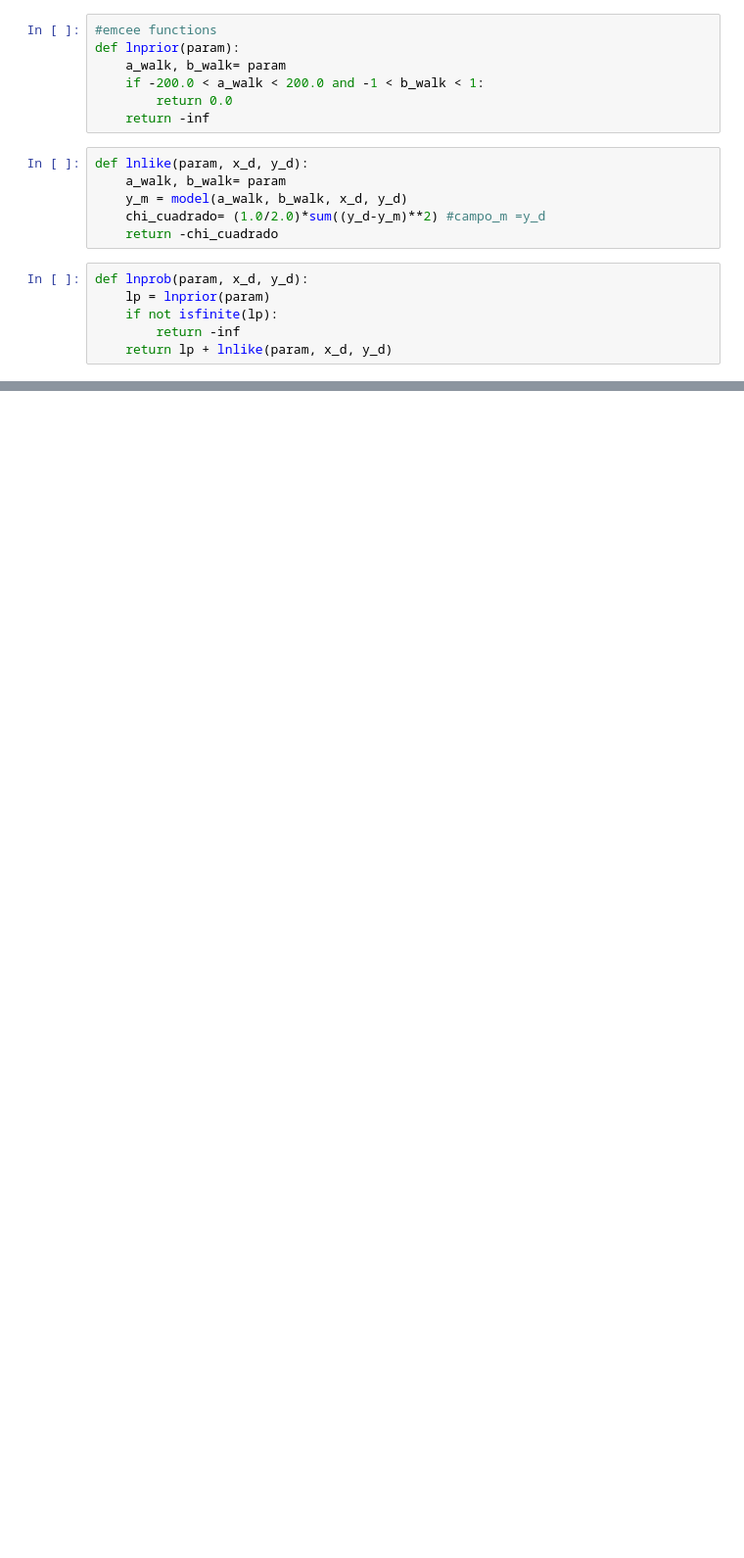
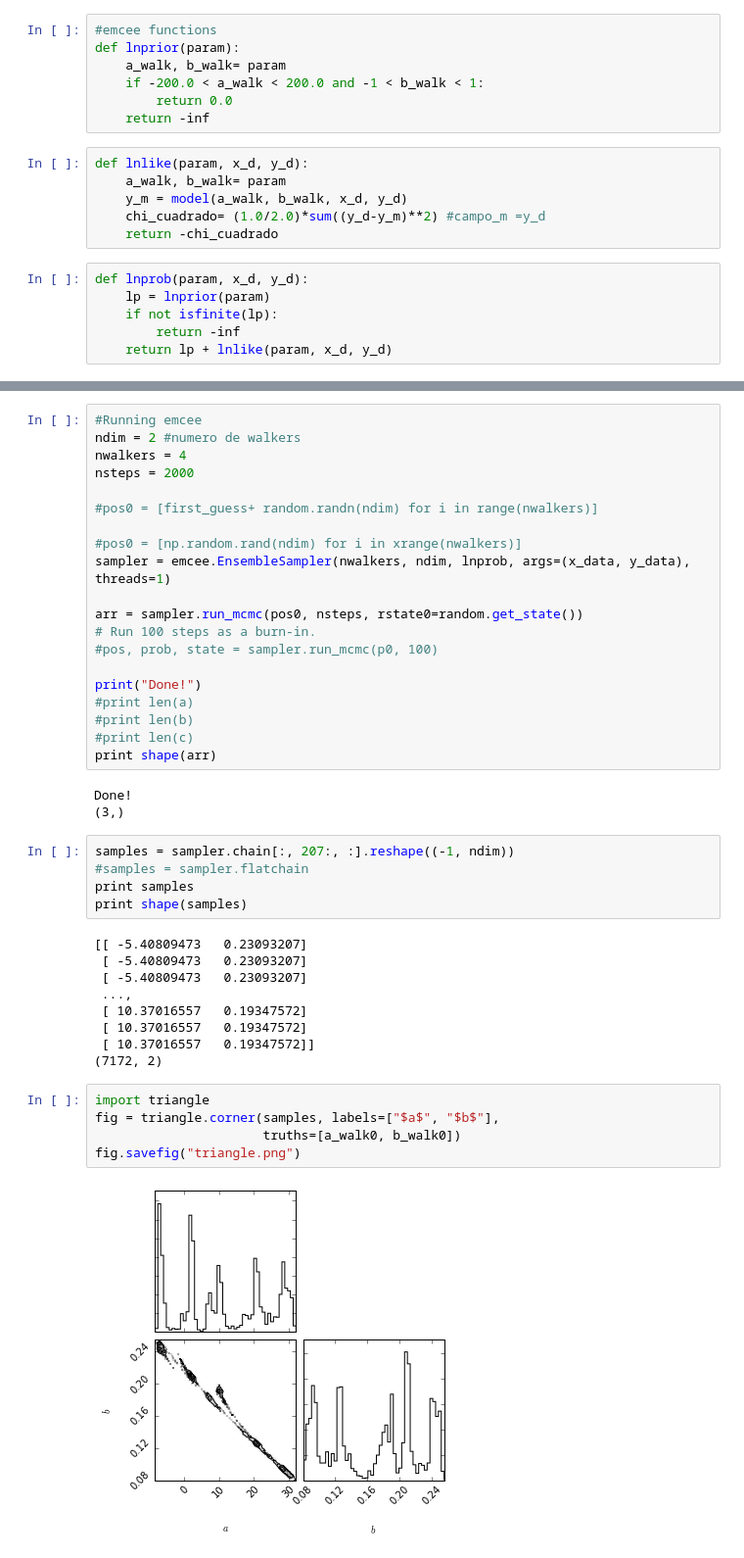
Before and after one commit to JC-AlfonsoR/CM20151_HW7_AlfonsoOrtiz, a Jupyter notebook: P2_Campo_magnetico_solar/emcee_mcr.ipynb, the cells around one changed output, grey strips where cells are left out. Shown at 98% size. Saved outputs shown, nothing was run; the diff lists cells and outputs as text; blank space fills up the shorter version.

```diff
--- a/P2_Campo_magnetico_solar/emcee_mcr.ipynb
+++ b/P2_Campo_magnetico_solar/emcee_mcr.ipynb
@@ -97,0 +118,44 @@ print pos, prob, state
+# %%
+#Running emcee
+ndim = 2 #numero de walkers
+nwalkers = 4
+nsteps = 2000
+
+#pos0 = [first_guess+ random.randn(ndim) for i in range(nwalkers)]
+
+#pos0 = [np.random.rand(ndim) for i in xrange(nwalkers)]
+sampler = emcee.EnsembleSampler(nwalkers, ndim, lnprob, args=(x_data, y_data), threads=1)
+
+arr = sampler.run_mcmc(pos0, nsteps, rstate0=random.get_state())
+# Run 100 steps as a burn-in.
+#pos, prob, state = sampler.run_mcmc(p0, 100)
+
+print("Done!")
+#print len(a)
+#print len(b)
+#print len(c)
+print shape(arr)
+# %% [output]
+Done!
+(3,)
+# %%
+samples = sampler.chain[:, 207:, :].reshape((-1, ndim))
+#samples = sampler.flatchain
+print samples
+print shape(samples)
+# %% [output]
+[[ -5.40809473   0.23093207]
+ [ -5.40809473   0.23093207]
+ [ -5.40809473   0.23093207]
+ ...,
+ [ 10.37016557   0.19347572]
+ [ 10.37016557   0.19347572]
+ [ 10.37016557   0.19347572]]
+(7172, 2)
+# %%
+import triangle
+fig = triangle.corner(samples, labels=["$a$", "$b$"],
+                      truths=[a_walk0, b_walk0])
+fig.savefig("triangle.png")
+# %% [output]
+[figure, added]
```
Also changed, not shown: parts of 15 cells of this notebook, 3 other files.
